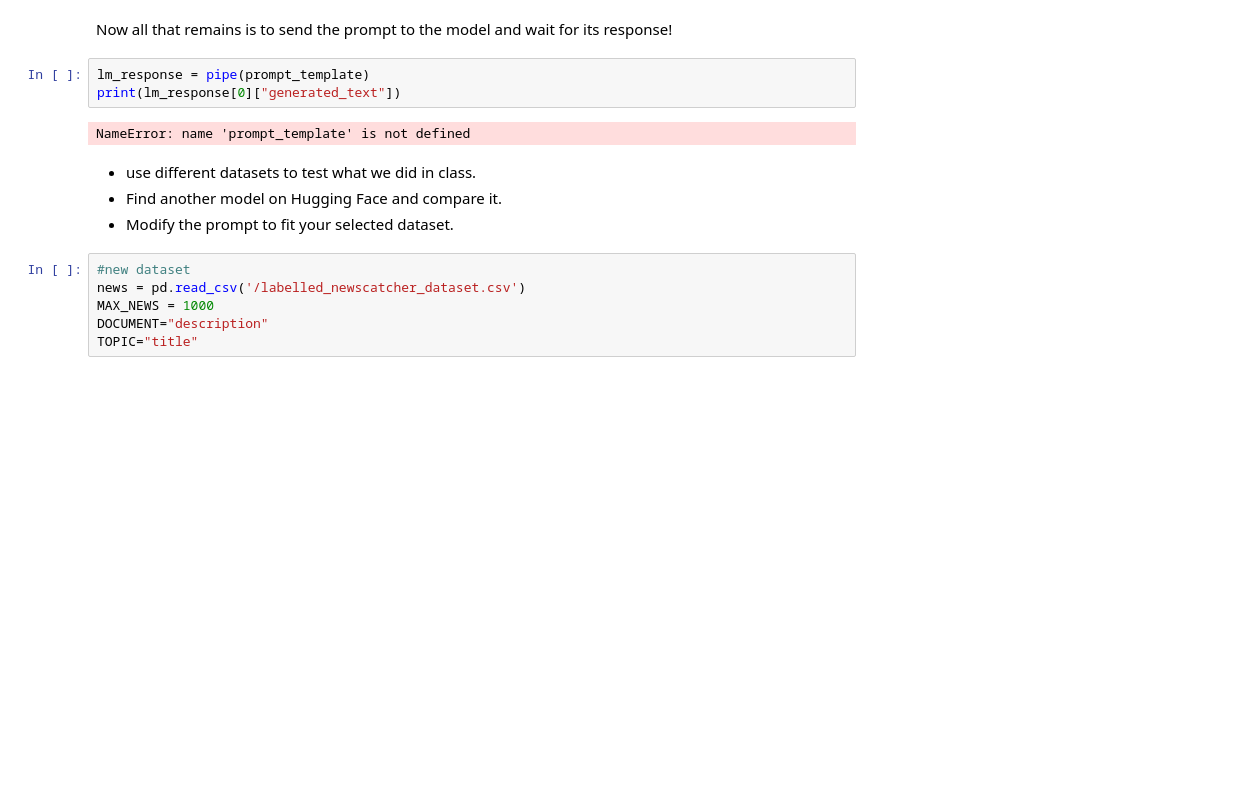
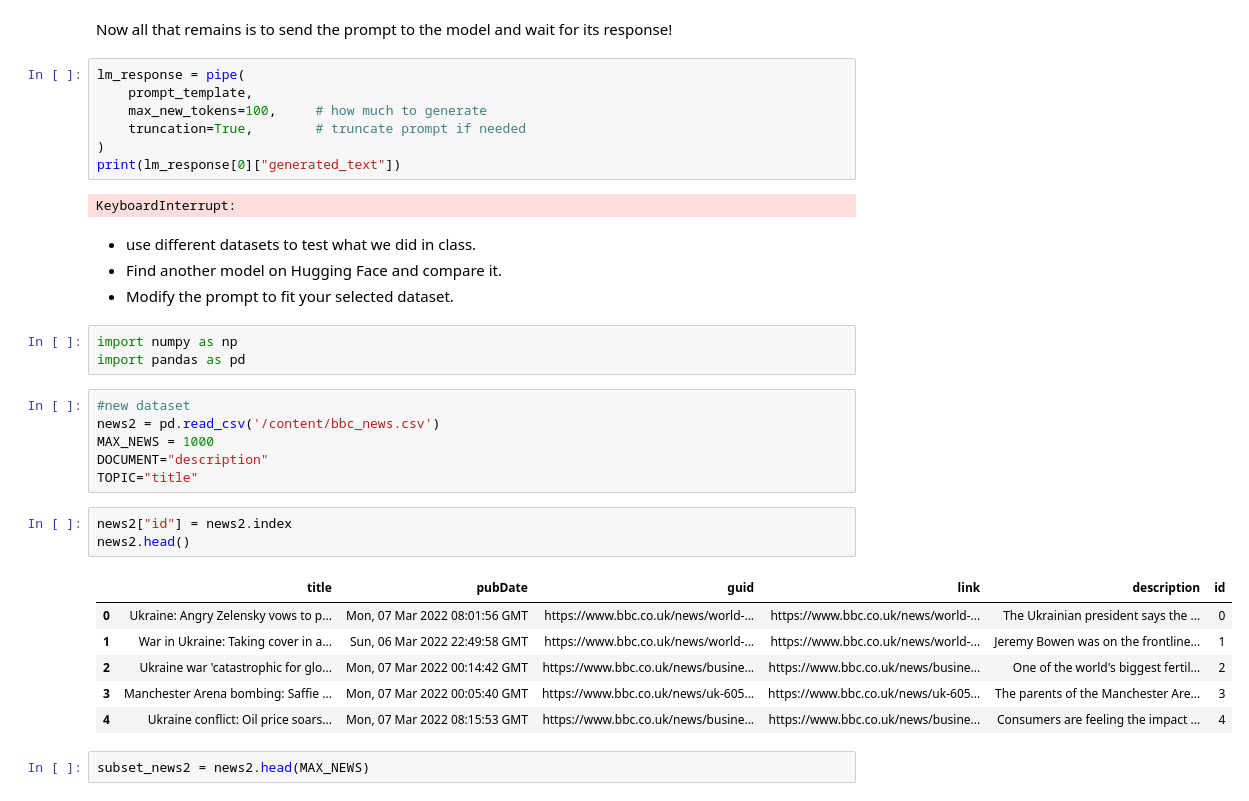
Before and after one commit to kr5red/lab-langchain-med, a Jupyter notebook: lab-langchain-med.ipynb, the cells around one changed output. Saved outputs shown, nothing was run; the diff lists cells and outputs as text; blank space fills up the shorter version.

```diff
--- a/lab-langchain-med.ipynb
+++ b/lab-langchain-med.ipynb
@@ -194,17 +189,36 @@ NameError: name 'results' is not defined
 # %% [markdown]
 Now all that remains is to send the prompt to the model and wait for its response!
 # %%
-lm_response = pipe(prompt_template)
+lm_response = pipe(
+    prompt_template,
+    max_new_tokens=100,     # how much to generate
+    truncation=True,        # truncate prompt if needed
+)
 print(lm_response[0]["generated_text"])
 # %% [output]
-NameError: name 'prompt_template' is not defined
+KeyboardInterrupt:
 # %% [markdown]
 - use different datasets to test what we did in class.
 - Find another model on Hugging Face and compare it.
 - Modify the prompt to fit your selected dataset.
+# %%
+import numpy as np
+import pandas as pd
 # %%
 #new dataset
-news = pd.read_csv('/labelled_newscatcher_dataset.csv')
+news2 = pd.read_csv('/content/bbc_news.csv')
 MAX_NEWS = 1000
 DOCUMENT="description"
 TOPIC="title"
+# %%
+news2["id"] = news2.index
+news2.head()
+# %% [output]
+|  | title | pubDate | guid | link | description | id |
+| 0 | Ukraine: Angry Zelensky vows to p... | Mon, 07 Mar 2022 08:01:56 GMT | https://www.bbc.co.uk/news/world-... | https://www.bbc.co.uk/news/world-... | The Ukrainian president says the ... | 0 |
+| 1 | War in Ukraine: Taking cover in a... | Sun, 06 Mar 2022 22:49:58 GMT | https://www.bbc.co.uk/news/world-... | https://www.bbc.co.uk/news/world-... | Jeremy Bowen was on the frontline... | 1 |
+| 2 | Ukraine war 'catastrophic for glo... | Mon, 07 Mar 2022 00:14:42 GMT | https://www.bbc.co.uk/news/busine... | https://www.bbc.co.uk/news/busine... | One of the world's biggest fertil... | 2 |
+| 3 | Manchester Arena bombing: Saffie ... | Mon, 07 Mar 2022 00:05:40 GMT | https://www.bbc.co.uk/news/uk-605... | https://www.bbc.co.uk/news/uk-605... | The parents of the Manchester Are... | 3 |
+| 4 | Ukraine conflict: Oil price soars... | Mon, 07 Mar 2022 08:15:53 GMT | https://www.bbc.co.uk/news/busine... | https://www.bbc.co.uk/news/busine... | Consumers are feeling the impact ... | 4 |
+# %%
+subset_news2 = news2.head(MAX_NEWS)
```
Also changed, not shown: parts of 12 cells of this notebook.
